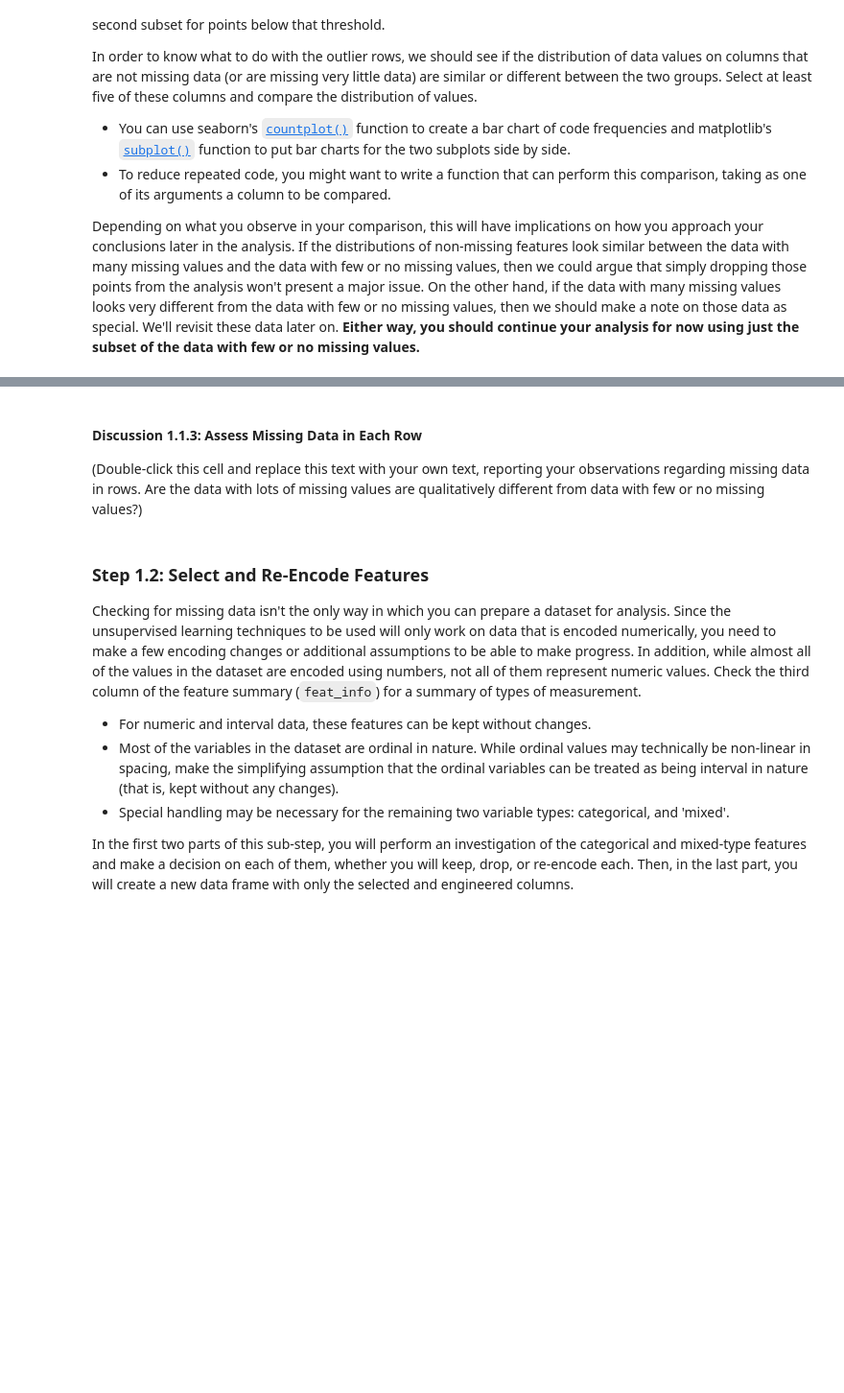
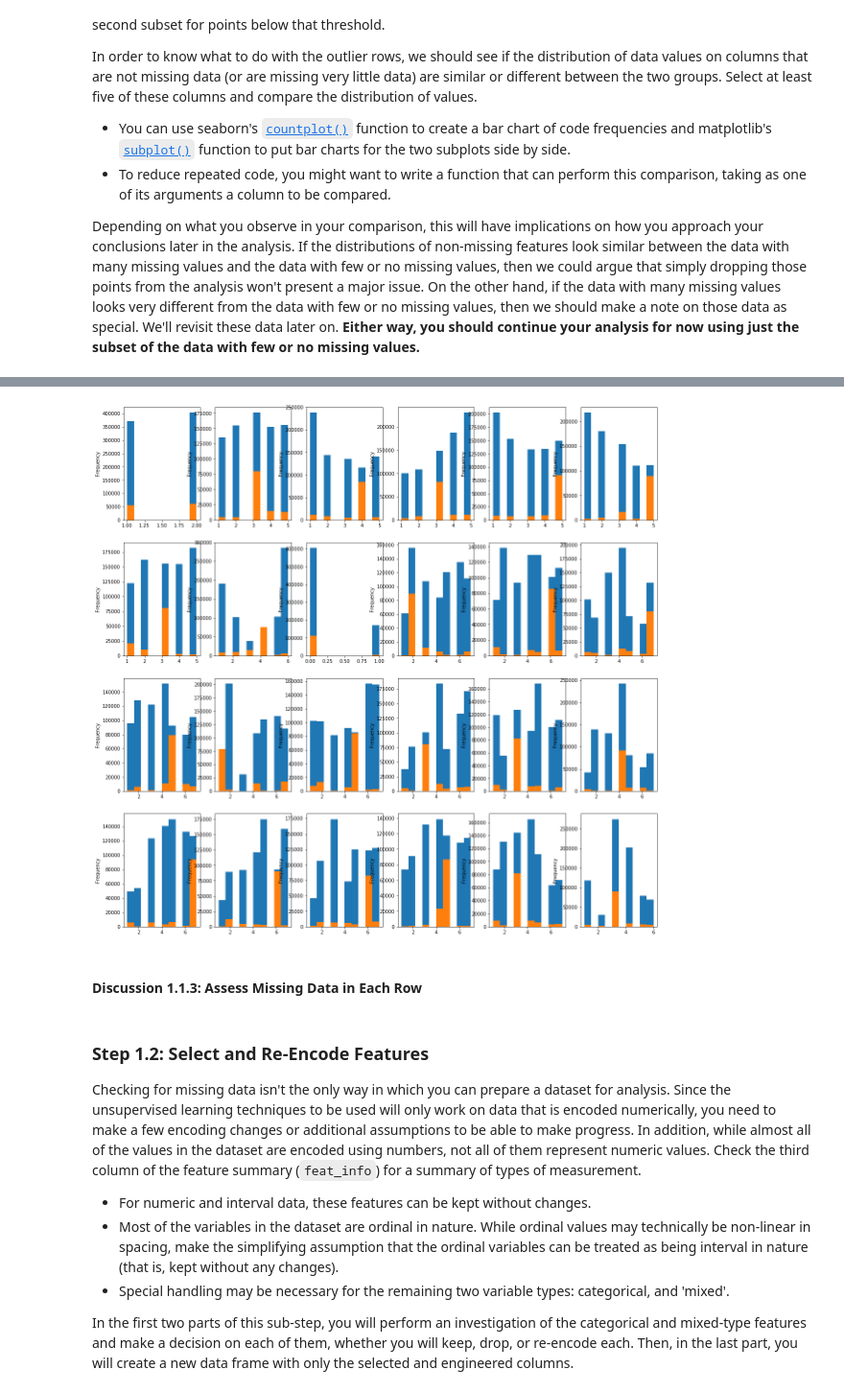
Before and after one commit to sborde/IMLTFND_CustomerSegments, a Jupyter notebook: Identify_Customer_Segments.ipynb, the cells around one changed output, grey strips where cells are left out. Shown: that part at 96% size. Drawn from its saved outputs; the diff is of its cells as text; code cells hidden in the pictures; blank space fills up the shorter version.

Commit message:
feat: Data cleaning continued

```diff
--- a/Identify_Customer_Segments.ipynb
+++ b/Identify_Customer_Segments.ipynb
@@ -206,3 +205,15 @@ Depending on what you observe in your comparison, this will have implications on
 # %%
 # Write code to divide the data into two subsets based on the number of missing
 # values in each row.
+missing_col_threshold = 10
+lot_of_missing_flag = missing_per_row >= missing_col_threshold
+
+rows_with_lot_missing = azdias.loc[lot_of_missing_flag, :]
+rows_with_few_missing = azdias.loc[np.logical_not(lot_of_missing_flag), :]
+# %%
+# Selecting the 5 features to compare
+less_than_10_missing_flag = nan_per_col < 10
+feature_with_less_than_10_missing = feat_info.loc[less_than_10_missing_flag.values, :]
+print(f'Number of features with less than 10 missing rows: {np.sum(less_than_10_missing_flag)}')
+print('Features with less than 10 missing rows:')
+print(feature_with_less_than_10_missing.attribute)
@@ -209,10 +238,20 @@ Depending on what you observe in your comparison, this will have implications on
 # %%
 # Compare the distribution of values for at least five columns where there are
 # no or few missing values, between the two subsets.
+def compare_dist(group_1, group_2, feature_name):
+    group_1.loc[:, feature_name].plot.hist()
+    group_2.loc[:, feature_name].plot.hist()
+
+feature_names = feature_with_less_than_10_missing.attribute
+plt.figure(figsize=(20, 20))
+for i, feature_name in enumerate(feature_names):
+    plt.subplot(4, 6, i+1)
+    compare_dist(rows_with_few_missing, rows_with_lot_missing, feature_name)
+plt.show()
+# %% [output]
+[figure, added]
-# %% [markdown]
-#### Discussion 1.1.3: Assess Missing Data in Each Row
-
-(Double-click this cell and replace this text with your own text, reporting your observations regarding missing data in rows. Are the data with lots of missing values are qualitatively different from data with few or no missing values?)
+# %% [markdown]
+#### Discussion 1.1.3: Assess Missing Data in Each Row
 # %% [markdown]
 ### Step 1.2: Select and Re-Encode Features
 
```
Also changed, not shown: parts of 13 cells of this notebook.
